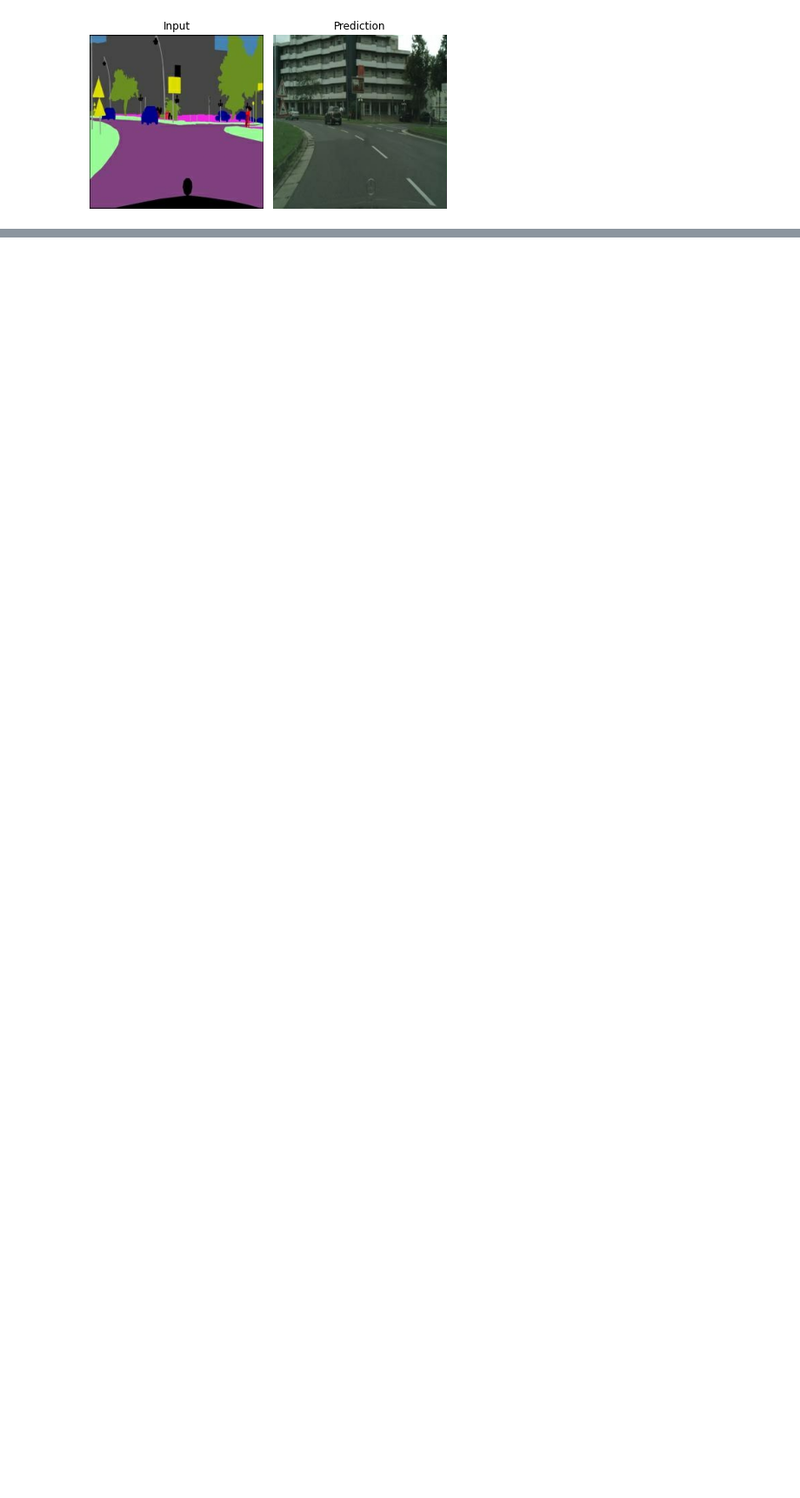
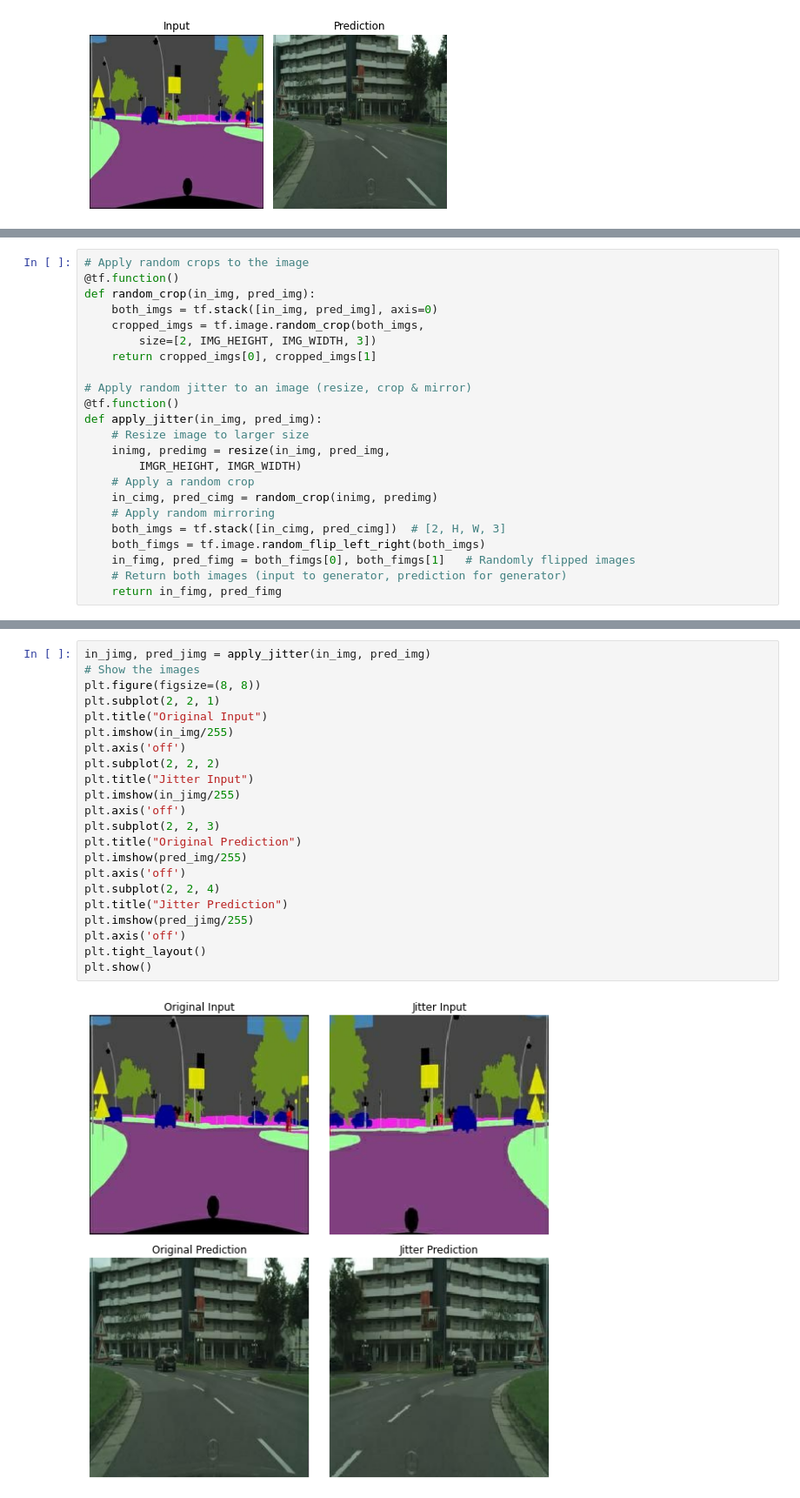
Before and after one commit to TheProjectsGuy/CV22-Project-Zen, a Jupyter notebook: pix2pix_tutorial.ipynb, the cells around one changed output, grey strips where cells are left out. Shown: that part at 87% size. Cells and saved outputs as stored; diff of their text form; blank space fills up the shorter version.

```diff
--- a/pix2pix_tutorial.ipynb
+++ b/pix2pix_tutorial.ipynb
@@ -114,0 +154,23 @@ Data augmentation defined in the paper to increase training data
+# %%
+# Apply random crops to the image
+@tf.function()
+def random_crop(in_img, pred_img):
+    both_imgs = tf.stack([in_img, pred_img], axis=0)
+    cropped_imgs = tf.image.random_crop(both_imgs,
+        size=[2, IMG_HEIGHT, IMG_WIDTH, 3])
+    return cropped_imgs[0], cropped_imgs[1]
+
+# Apply random jitter to an image (resize, crop & mirror)
+@tf.function()
+def apply_jitter(in_img, pred_img):
+    # Resize image to larger size
+    inimg, predimg = resize(in_img, pred_img,
+        IMGR_HEIGHT, IMGR_WIDTH)
+    # Apply a random crop
+    in_cimg, pred_cimg = random_crop(inimg, predimg)
+    # Apply random mirroring
+    both_imgs = tf.stack([in_cimg, pred_cimg])  # [2, H, W, 3]
+    both_fimgs = tf.image.random_flip_left_right(both_imgs)
+    in_fimg, pred_fimg = both_fimgs[0], both_fimgs[1]   # Randomly flipped images
+    # Return both images (input to generator, prediction for generator)
+    return in_fimg, pred_fimg
@@ -114,0 +179,24 @@ Data augmentation defined in the paper to increase training data
+# %%
+in_jimg, pred_jimg = apply_jitter(in_img, pred_img)
+# Show the images
+plt.figure(figsize=(8, 8))
+plt.subplot(2, 2, 1)
+plt.title("Original Input")
+plt.imshow(in_img/255)
+plt.axis('off')
+plt.subplot(2, 2, 2)
+plt.title("Jitter Input")
+plt.imshow(in_jimg/255)
+plt.axis('off')
+plt.subplot(2, 2, 3)
+plt.title("Original Prediction")
+plt.imshow(pred_img/255)
+plt.axis('off')
+plt.subplot(2, 2, 4)
+plt.title("Jitter Prediction")
+plt.imshow(pred_jimg/255)
+plt.axis('off')
+plt.tight_layout()
+plt.show()
+# %% [output]
+[figure, added]
```
Also changed, not shown: parts of 23 cells of this notebook, 1 other file.
